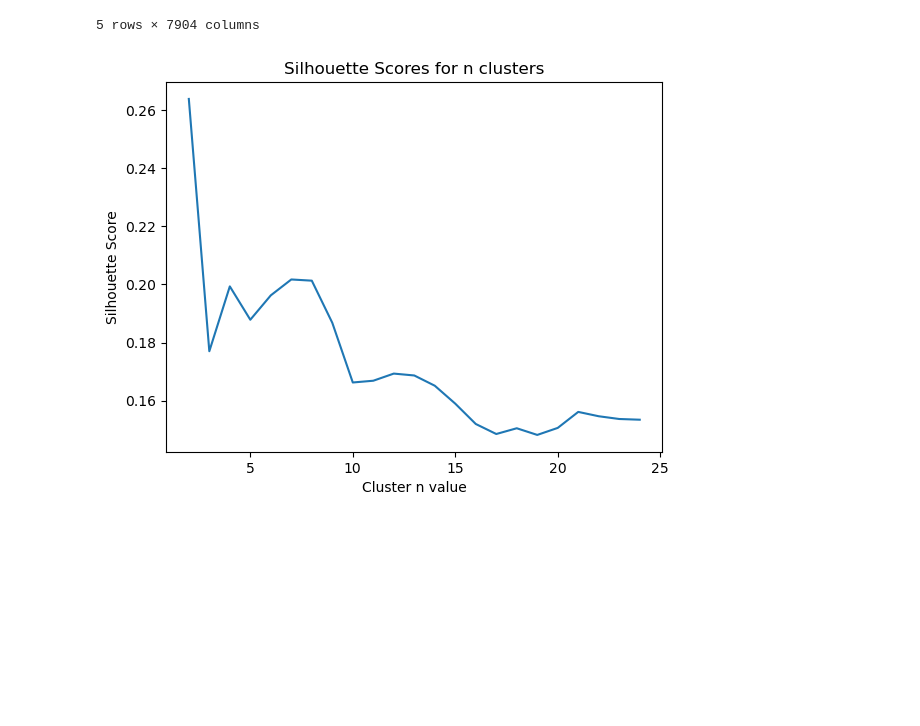
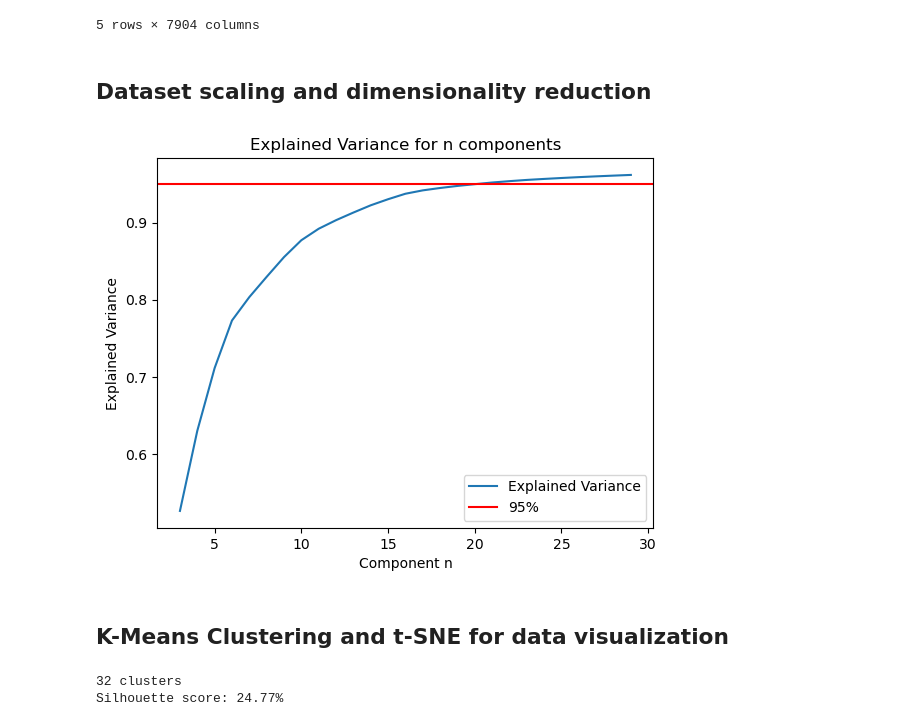
Before and after one commit to nmcph04/heimdall, a Jupyter notebook: process_audio/audio_processing.ipynb, the cells around one changed output. Saved outputs shown, nothing was run; the diff lists cells and outputs as text; code cells hidden in the pictures; blank space fills up the shorter version.

```diff
--- a/process_audio/audio_processing.ipynb
+++ b/process_audio/audio_processing.ipynb
@@ -244,0 +231,2 @@ os.environ["OMP_NUM_THREADS"] = "5"
+# %% [markdown]
+## Dataset scaling and dimensionality reduction
@@ -244,0 +239,23 @@ os.environ["OMP_NUM_THREADS"] = "5"
+# %%
+# Applying PCA function on training
+# and testing set of X component
+from sklearn.decomposition import PCA
+
+explained_variance = []
+
+for i in range(3, 30):
+    pca = PCA(n_components=i)
+
+    X = pca.fit_transform(scaled_key_df)
+
+    explained_variance.append(pca.explained_variance_ratio_.sum())
+
+plt.plot(range(3, 30), explained_variance, label='Explained Variance')
+plt.axhline(y=0.95, color='r', linestyle='-', label='95%')
+plt.title("Explained Variance for n components")
+plt.xlabel("Component n")
+plt.ylabel("Explained Variance")
+plt.legend()
+plt.show()
+# %% [output]
+[figure, added]
@@ -245,28 +266,29 @@ os.environ["OMP_NUM_THREADS"] = "5"
+# %% [markdown]
+## K-Means Clustering and t-SNE for data visualization
 # %%
 # Perform k-means clustering on the keystrokes
 from sklearn.cluster import KMeans
 from sklearn.metrics import silhouette_score
 
-sil_scores = []
-for i in range(2, 25):
-    kmeans = KMeans(n_clusters=i, random_state=0, n_init="auto").fit(key_df.to_numpy())
-    sil_scores.append(silhouette_score(key_df.to_numpy(), kmeans.labels_))
+#sil_scores = []
+#for i in range(2, 25):
+#    kmeans = KMeans(n_clusters=i, random_state=0, n_init="auto").fit(pca_key_df)
+#    sil_scores.append(silhouette_score(pca_key_df, kmeans.labels_))
 
+# Set k to the number of unique labels logged
 cluster_k = len(set(labels))
-kmeans = KMeans(n_clusters=cluster_k, random_state=0, n_init="auto").fit(key_df.to_numpy())
+kmeans = KMeans(n_clusters=cluster_k, random_state=0, n_init="auto").fit(pca_key_df)
 predicted_clusters = []
-for keystroke in key_df.to_numpy():
+for keystroke in pca_key_df:
     predicted_clusters.append(kmeans.predict(keystroke.reshape(1, -1)))
 
 predicted_clusters = np.array(predicted_clusters).squeeze()
 
-plt.plot(range(2, 25), sil_scores)
-plt.title("Silhouette Scores for n clusters")
-plt.xlabel("Cluster n value")
-plt.ylabel("Silhouette Score")
-plt.show()
+print(f"{cluster_k} clusters")
+print(f"Silhouette score: {silhouette_score(pca_key_df, kmeans.labels_) * 100 :.2f}%")
 # %% [output]
-[figure, removed]
+32 clusters
+Silhouette score: 24.77%
 # %%
 # Plot the data with t-SNE dimensionality reduction to determine if the keystrokes make clusters
 
```
Also changed, not shown: parts of 8 cells of this notebook.
